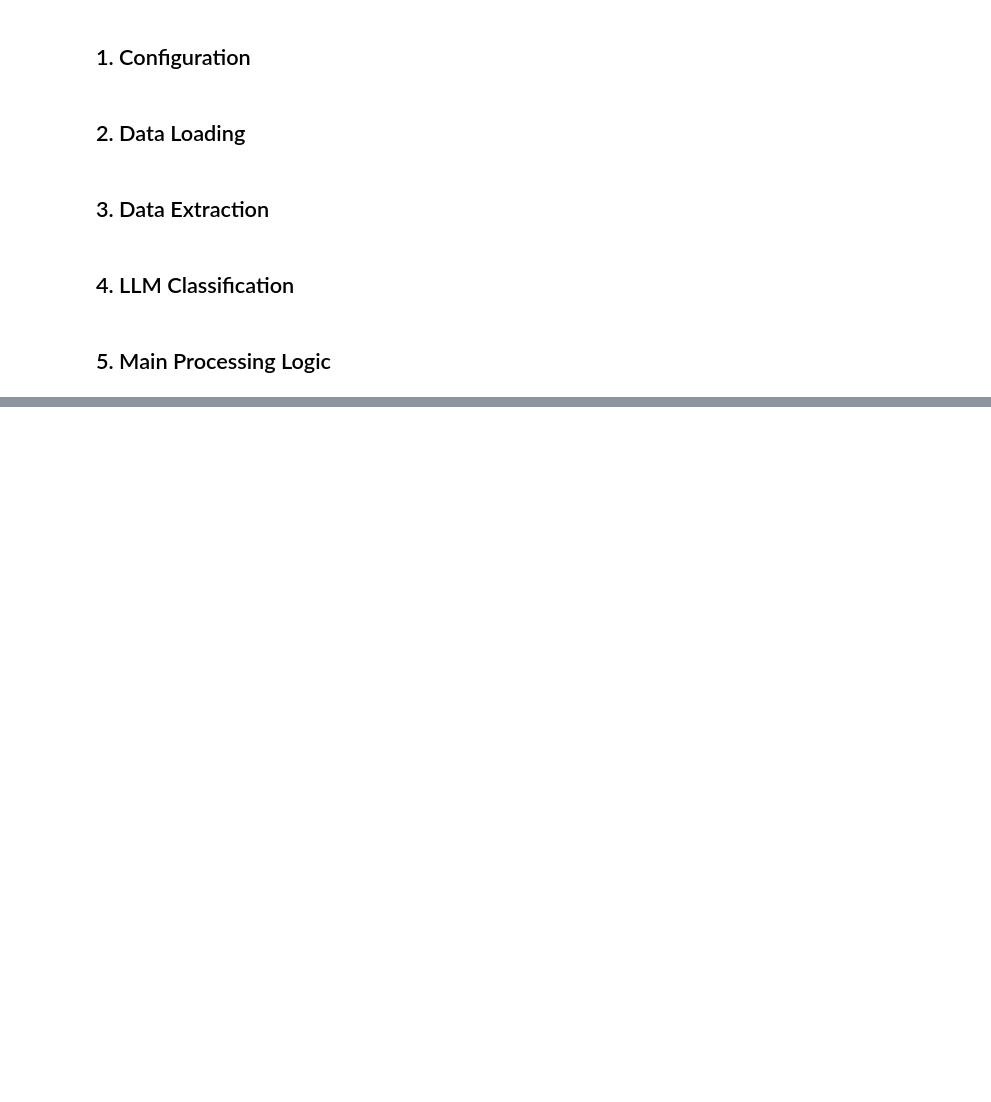
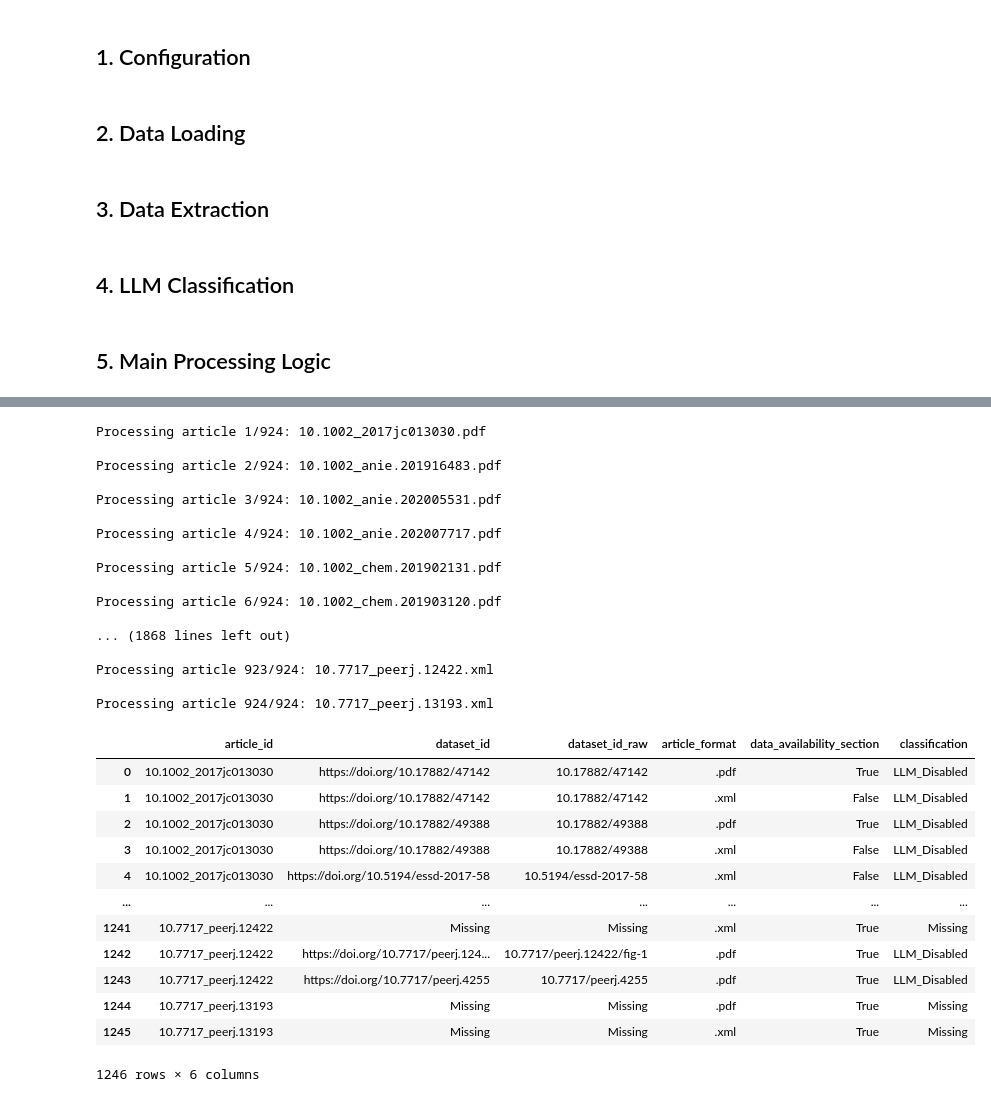
Before and after one commit to JimGile/make-data-count-classifier, a Jupyter notebook: mdc-few-shot-qwen.ipynb, the cells around one changed output, grey strips where cells are left out. Drawn from its saved outputs; the diff is of its cells as text; code cells hidden in the pictures; blank space fills up the shorter version.

```diff
--- a/mdc-few-shot-qwen.ipynb
+++ b/mdc-few-shot-qwen.ipynb
@@ -443,0 +585,34 @@ Found 1 potential dataset(s)/DOI(s) in 10.1002_mp.14424: ['10.7937/tcia.2020.6c7
+# %%
+train_data_avail_df = process_articles(ARTICLES_TRAIN_DIR)
+train_data_avail_df
+# %% [output]
+Processing article 1/924: 10.1002_2017jc013030.pdf
+
+Processing article 2/924: 10.1002_anie.201916483.pdf
+
+Processing article 3/924: 10.1002_anie.202005531.pdf
+
+Processing article 4/924: 10.1002_anie.202007717.pdf
+
+Processing article 5/924: 10.1002_chem.201902131.pdf
+
+Processing article 6/924: 10.1002_chem.201903120.pdf
+
+... (1868 lines left out)
+
+Processing article 923/924: 10.7717_peerj.12422.xml
+
+Processing article 924/924: 10.7717_peerj.13193.xml
+|  | article_id | dataset_id | dataset_id_raw | article_format | data_availability_section | classification |
+| 0 | 10.1002_2017jc013030 | https://doi.org/10.17882/47142 | 10.17882/47142 | .pdf | True | LLM_Disabled |
+| 1 | 10.1002_2017jc013030 | https://doi.org/10.17882/47142 | 10.17882/47142 | .xml | False | LLM_Disabled |
+| 2 | 10.1002_2017jc013030 | https://doi.org/10.17882/49388 | 10.17882/49388 | .pdf | True | LLM_Disabled |
+| 3 | 10.1002_2017jc013030 | https://doi.org/10.17882/49388 | 10.17882/49388 | .xml | False | LLM_Disabled |
+| 4 | 10.1002_2017jc013030 | https://doi.org/10.5194/essd-2017-58 | 10.5194/essd-2017-58 | .xml | False | LLM_Disabled |
+| ... | ... | ... | ... | ... | ... | ... |
+| 1241 | 10.7717_peerj.12422 | Missing | Missing | .xml | True | Missing |
+| 1242 | 10.7717_peerj.12422 | https://doi.org/10.7717/peerj.124... | 10.7717/peerj.12422/fig-1 | .pdf | True | LLM_Disabled |
+| 1243 | 10.7717_peerj.12422 | https://doi.org/10.7717/peerj.4255 | 10.7717/peerj.4255 | .pdf | True | LLM_Disabled |
+| 1244 | 10.7717_peerj.13193 | Missing | Missing | .pdf | True | Missing |
+| 1245 | 10.7717_peerj.13193 | Missing | Missing | .xml | True | Missing |
+1246 rows × 6 columns
```
Also changed, not shown: parts of 28 cells of this notebook.
